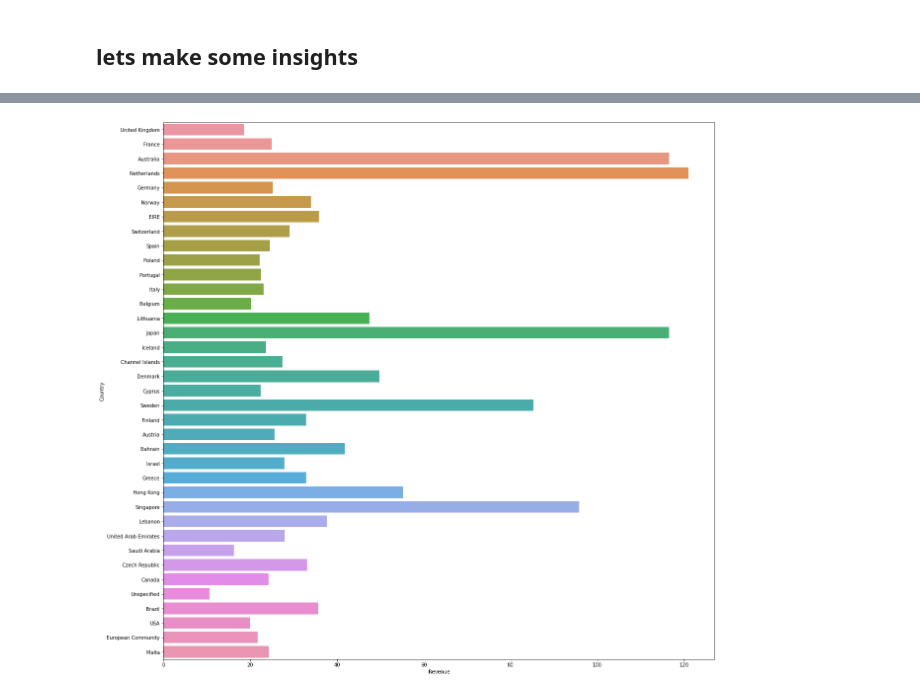
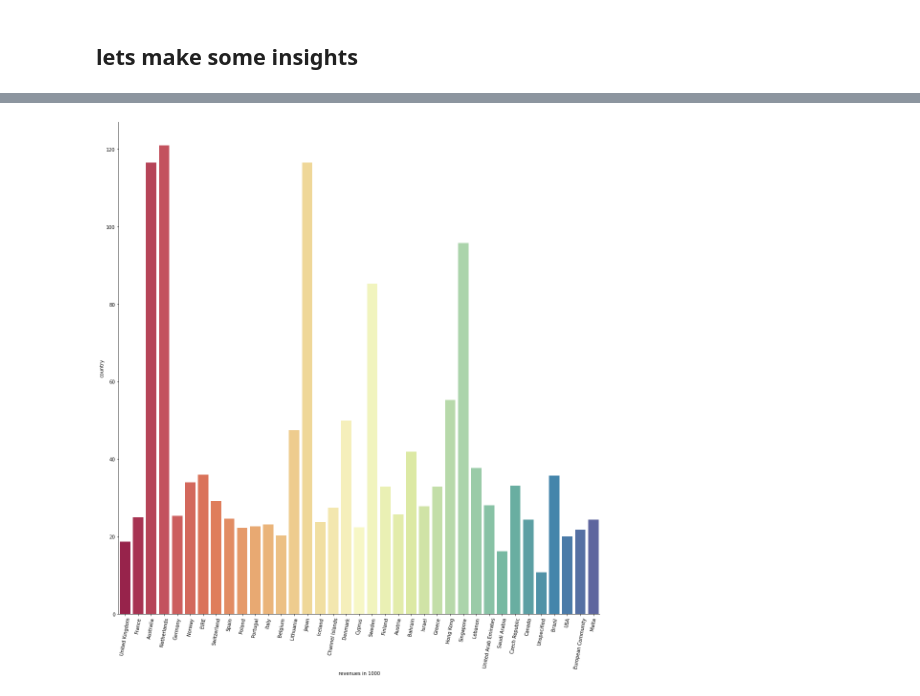
Before and after one commit to abdelrahmanbadoaayad/E-Commerce_EDA, a Jupyter notebook: e-commerce eda.ipynb, the cells around one changed output, grey strips where cells are left out. Cells and saved outputs as stored; diff of their text form; code cells hidden in the pictures.

```diff
--- a/e-commerce eda.ipynb
+++ b/e-commerce eda.ipynb
@@ -392,6 +384,8 @@ clean.groupby("Country").agg({"Revenue":"sum"})
-# %%
-fig, ax = plt.subplots(figsize=(20,20))
-sns.barplot(data=clean,y="Country",x="Revenue",ci=None)
-plt.show()
-# %% [output]
-[figure, removed]
+# %%
+sns.catplot(data=clean,x="Country",y="Revenue",ci=None,kind="bar",height=15,palette=("Spectral"))
+plt.xlabel('revenues in 1000')
+plt.ylabel('country')
+plt.xticks(rotation=80)
+plt.show()
+# %% [output]
+[figure, added]
```
Also changed, not shown: parts of 7 cells of this notebook.
